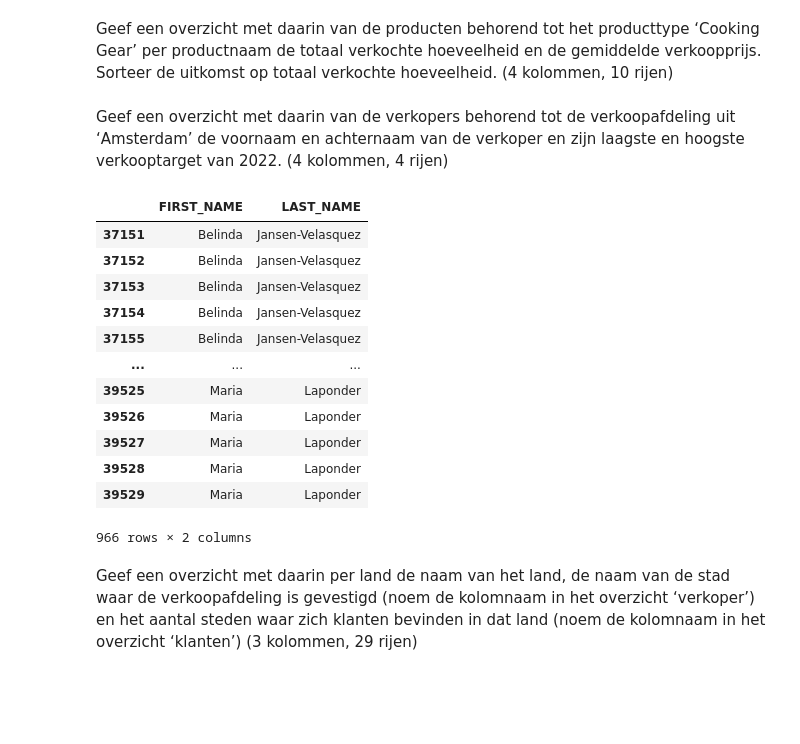
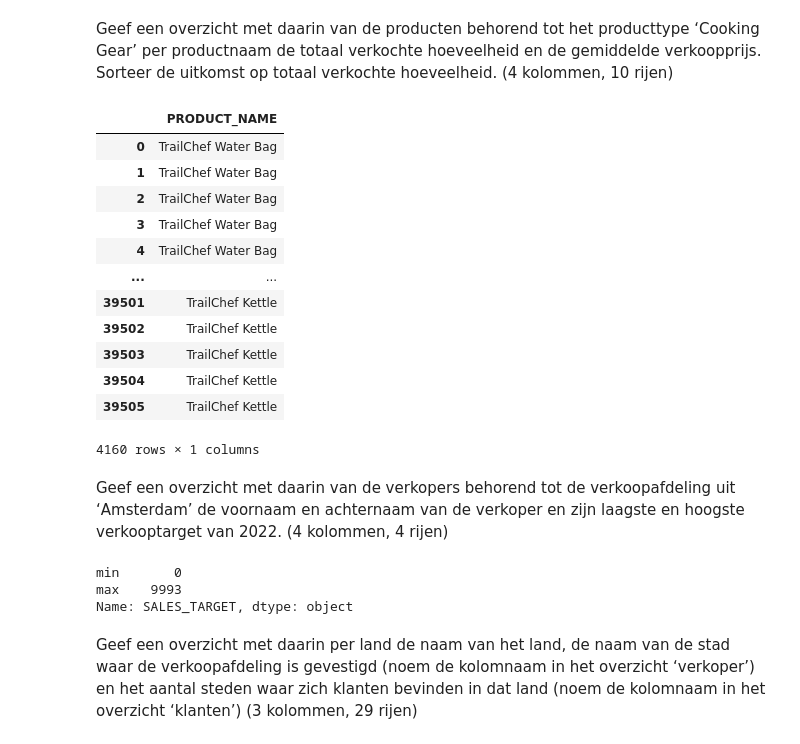
Before and after one commit to robbertsteggerda/deds_week_2, a Jupyter notebook: Practicum_2.3_Opdrachten.ipynb, the cells around one changed output. Cells and saved outputs as stored; diff of their text form; code cells hidden in the pictures; blank space fills up the shorter version.

```diff
--- a/Practicum_2.3_Opdrachten.ipynb
+++ b/Practicum_2.3_Opdrachten.ipynb
@@ -455,3 +450,26 @@ p
+# %%
+producten =  pd.merge(left=product, right=product_type, how='inner', left_on='PRODUCT_TYPE_CODE', right_on='PRODUCT_TYPE_CODE')
+producten =  pd.merge(left=producten, right=order_details, how='inner', left_on='PRODUCT_NUMBER', right_on='PRODUCT_NUMBER')
+
+
+f = producten["PRODUCT_TYPE_EN"] == "Cooking Gear"
+
+# f
+producten.loc[f, ['PRODUCT_NAME', ]]
+# %% [output]
+|  | PRODUCT_NAME |
+| 0 | TrailChef Water Bag |
+| 1 | TrailChef Water Bag |
+| 2 | TrailChef Water Bag |
+| 3 | TrailChef Water Bag |
+| 4 | TrailChef Water Bag |
+| ... | ... |
+| 39501 | TrailChef Kettle |
+| 39502 | TrailChef Kettle |
+| 39503 | TrailChef Kettle |
+| 39504 | TrailChef Kettle |
+| 39505 | TrailChef Kettle |
+4160 rows × 1 columns
 # %% [markdown]
 Geef een overzicht met daarin van de verkopers behorend tot de verkoopafdeling uit ‘Amsterdam’ de voornaam en achternaam van de verkoper en zijn laagste en hoogste verkooptarget van 2022. (4 kolommen, 4 rijen)
 # %%
@@ -459,24 +477,10 @@ sales = pd.merge(left=sales_branch, right=sales_staff, how='inner', left_on='SAL
 sales2 = pd.merge(left=sales, right=target, how='inner', left_on='SALES_STAFF_CODE', right_on='SALES_STAFF_CODE')
 
 amsterdam_filter = (sales2["CITY"] == "Amsterdam") & (sales2["SALES_YEAR"] == "2022")
-
-a = sales2.loc[amsterdam_filter, ["FIRST_NAME", "LAST_NAME"]]
-
-a
 # %% [output]
-|  | FIRST_NAME | LAST_NAME |
-| 37151 | Belinda | Jansen-Velasquez |
-| 37152 | Belinda | Jansen-Velasquez |
-| 37153 | Belinda | Jansen-Velasquez |
-| 37154 | Belinda | Jansen-Velasquez |
-| 37155 | Belinda | Jansen-Velasquez |
-| ... | ... | ... |
-| 39525 | Maria | Laponder |
-| 39526 | Maria | Laponder |
-| 39527 | Maria | Laponder |
-| 39528 | Maria | Laponder |
-| 39529 | Maria | Laponder |
-966 rows × 2 columns
+min       0
+max    9993
+Name: SALES_TARGET, dtype: object
 # %% [markdown]
 Geef een overzicht met daarin per land de naam van het land, de naam van de stad waar de verkoopafdeling is gevestigd (noem de kolomnaam in het overzicht ‘verkoper’) en het aantal steden waar zich klanten bevinden in dat land (noem de kolomnaam in het overzicht ‘klanten’) (3 kolommen, 29 rijen)
 # %% [markdown]
```
Also changed, not shown: parts of 1 cell of this notebook.
